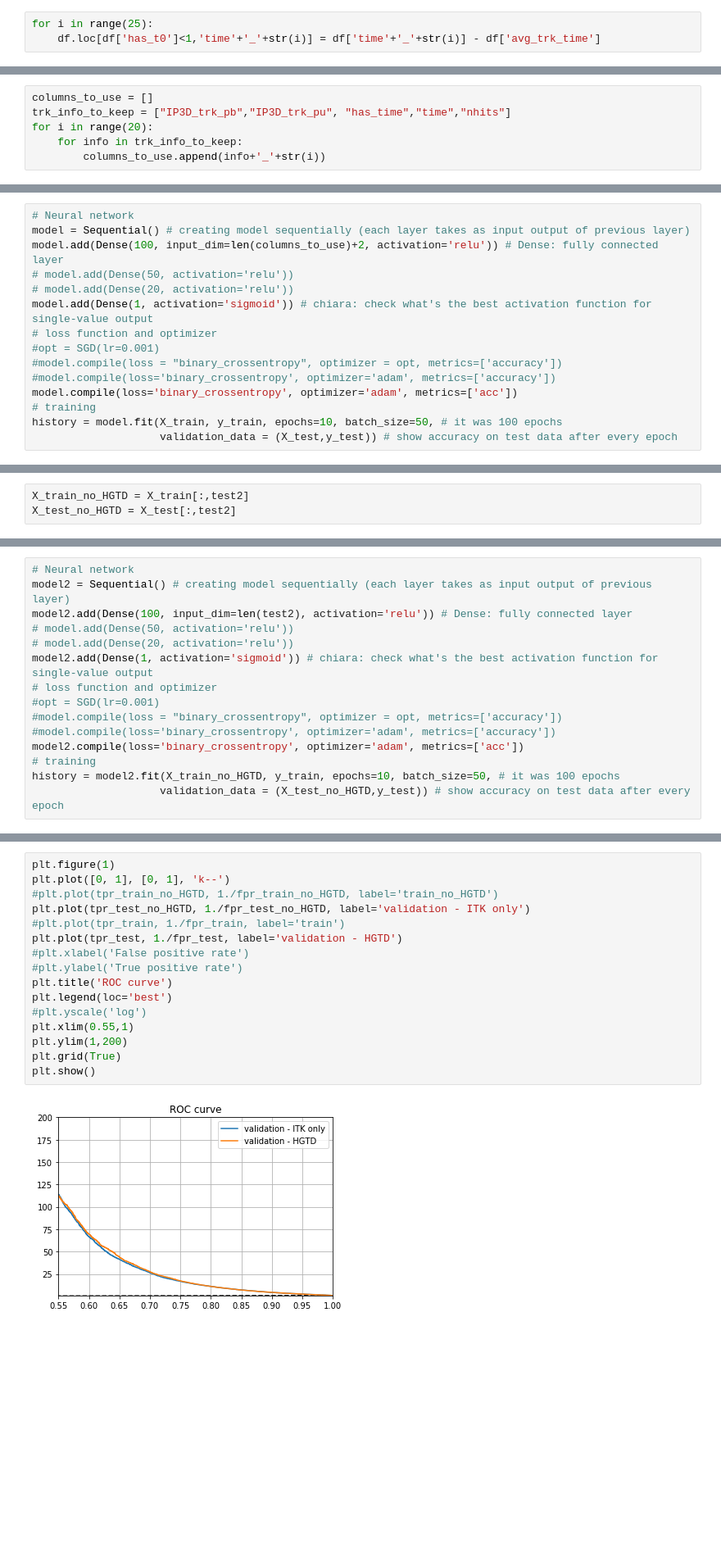
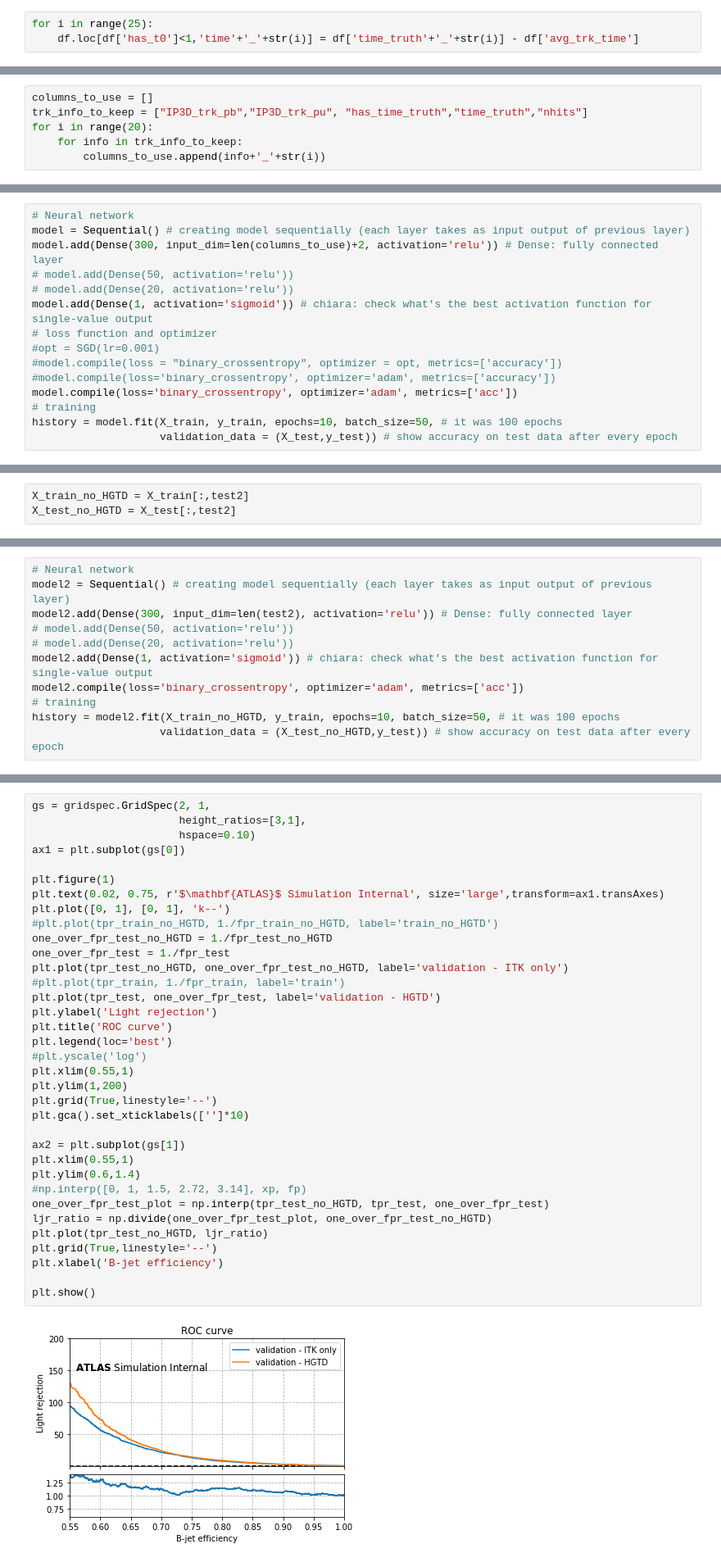
Before and after one commit to chiara-rizzi/track_time, a Jupyter notebook: test_training.ipynb, the cells around one changed output, grey strips where cells are left out. Shown: that part at 82% size. Saved outputs shown, nothing was run; the diff lists cells and outputs as text; blank space fills up the shorter version.

```diff
--- a/test_training.ipynb
+++ b/test_training.ipynb
@@ -98,3 +91,3 @@ df[['time_1','time_2','time_3','avg_trk_time','t0']].head()
 # %%
 for i in range(25):
-    df.loc[df['has_t0']<1,'time'+'_'+str(i)] = df['time'+'_'+str(i)] - df['avg_trk_time']
+    df.loc[df['has_t0']<1,'time'+'_'+str(i)] = df['time_truth'+'_'+str(i)] - df['avg_trk_time']
@@ -132,7 +121,7 @@ for i in range(25):
 # print(string)
 # %%
 columns_to_use = []
-trk_info_to_keep = ["IP3D_trk_pb","IP3D_trk_pu", "has_time","time","nhits"]
+trk_info_to_keep = ["IP3D_trk_pb","IP3D_trk_pu", "has_time_truth","time_truth","nhits"]
 for i in range(20):
     for info in trk_info_to_keep:
         columns_to_use.append(info+'_'+str(i))
@@ -155,7 +144,7 @@ X_train,X_test,y_train,y_test = train_test_split(X,y,test_size = 0.3)
 # %%
 # Neural network
 model = Sequential() # creating model sequentially (each layer takes as input output of previous layer)
-model.add(Dense(100, input_dim=len(columns_to_use)+2, activation='relu')) # Dense: fully connected layer
+model.add(Dense(300, input_dim=len(columns_to_use)+2, activation='relu')) # Dense: fully connected layer
 # model.add(Dense(50, activation='relu'))
 # model.add(Dense(20, activation='relu'))
 model.add(Dense(1, activation='sigmoid')) # chiara: check what's the best activation function for single-value output
@@ -245,14 +234,10 @@ X_train_no_HGTD.shape
 # %%
 # Neural network
 model2 = Sequential() # creating model sequentially (each layer takes as input output of previous layer)
-model2.add(Dense(100, input_dim=len(test2), activation='relu')) # Dense: fully connected layer
+model2.add(Dense(300, input_dim=len(test2), activation='relu')) # Dense: fully connected layer
 # model.add(Dense(50, activation='relu'))
 # model.add(Dense(20, activation='relu'))
 model2.add(Dense(1, activation='sigmoid')) # chiara: check what's the best activation function for single-value output
-# loss function and optimizer
-#opt = SGD(lr=0.001)
-#model.compile(loss = "binary_crossentropy", optimizer = opt, metrics=['accuracy'])
-#model.compile(loss='binary_crossentropy', optimizer='adam', metrics=['accuracy'])
 model2.compile(loss='binary_crossentropy', optimizer='adam', metrics=['acc'])
 # training
 history = model2.fit(X_train_no_HGTD, y_train, epochs=10, batch_size=50, # it was 100 epochs
@@ -283,20 +268,39 @@ y_pred_train_no_HGTD = model2.predict(X_train_no_HGTD)
 fpr_test_no_HGTD, tpr_test_no_HGTD, thresholds_test_no_HGTD = roc_curve(y_test, y_pred_test_no_HGTD)
 fpr_train_no_HGTD, tpr_train_no_HGTD, thresholds_train_no_HGTD = roc_curve(y_train, y_pred_train_no_HGTD)
 # %%
+gs = gridspec.GridSpec(2, 1,
+                       height_ratios=[3,1],
+                       hspace=0.10)
+ax1 = plt.subplot(gs[0])
+
 plt.figure(1)
+plt.text(0.02, 0.75, r'$\mathbf{ATLAS}$ Simulation Internal', size='large',transform=ax1.transAxes)
 plt.plot([0, 1], [0, 1], 'k--')
 #plt.plot(tpr_train_no_HGTD, 1./fpr_train_no_HGTD, label='train_no_HGTD')
-plt.plot(tpr_test_no_HGTD, 1./fpr_test_no_HGTD, label='validation - ITK only')
+one_over_fpr_test_no_HGTD = 1./fpr_test_no_HGTD
+one_over_fpr_test = 1./fpr_test
+plt.plot(tpr_test_no_HGTD, one_over_fpr_test_no_HGTD, label='validation - ITK only')
 #plt.plot(tpr_train, 1./fpr_train, label='train')
-plt.plot(tpr_test, 1./fpr_test, label='validation - HGTD')
-#plt.xlabel('False positive rate')
-#plt.ylabel('True positive rate')
+plt.plot(tpr_test, one_over_fpr_test, label='validation - HGTD')
+plt.ylabel('Light rejection')
 plt.title('ROC curve')
 plt.legend(loc='best')
 #plt.yscale('log')
 plt.xlim(0.55,1)
 plt.ylim(1,200)
-plt.grid(True)
+plt.grid(True,linestyle='--')
+plt.gca().set_xticklabels(['']*10)
+
+ax2 = plt.subplot(gs[1])
+plt.xlim(0.55,1)
+plt.ylim(0.6,1.4)
+#np.interp([0, 1, 1.5, 2.72, 3.14], xp, fp)
+one_over_fpr_test_plot = np.interp(tpr_test_no_HGTD, tpr_test, one_over_fpr_test)
+ljr_ratio = np.divide(one_over_fpr_test_plot, one_over_fpr_test_no_HGTD)
+plt.plot(tpr_test_no_HGTD, ljr_ratio)
+plt.grid(True,linestyle='--')
+plt.xlabel('B-jet efficiency')
+
 plt.show()
 # %% [output]
-[figure, old version]
+[figure, new version]
```
Also changed, not shown: parts of 13 cells of this notebook.
